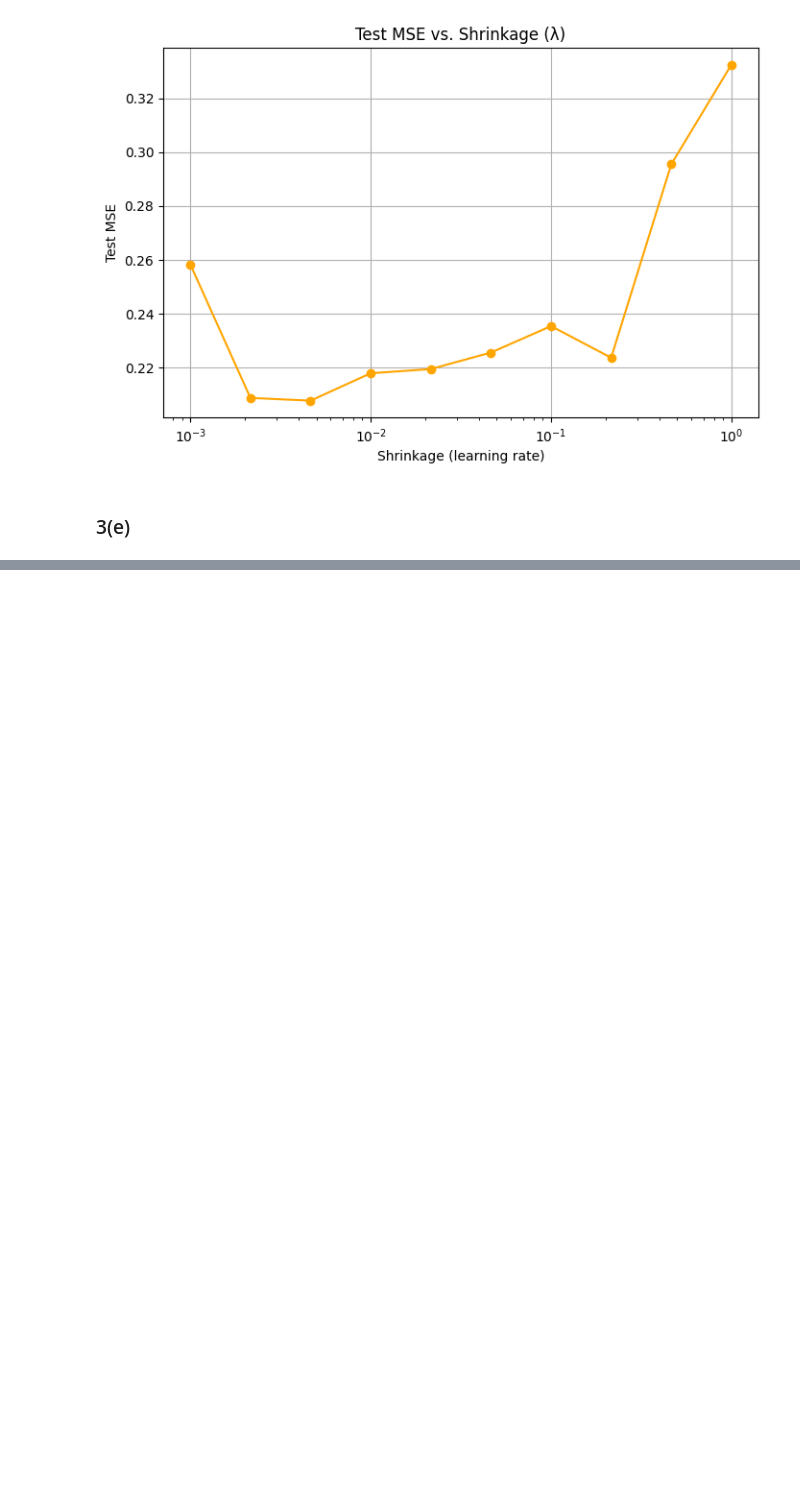
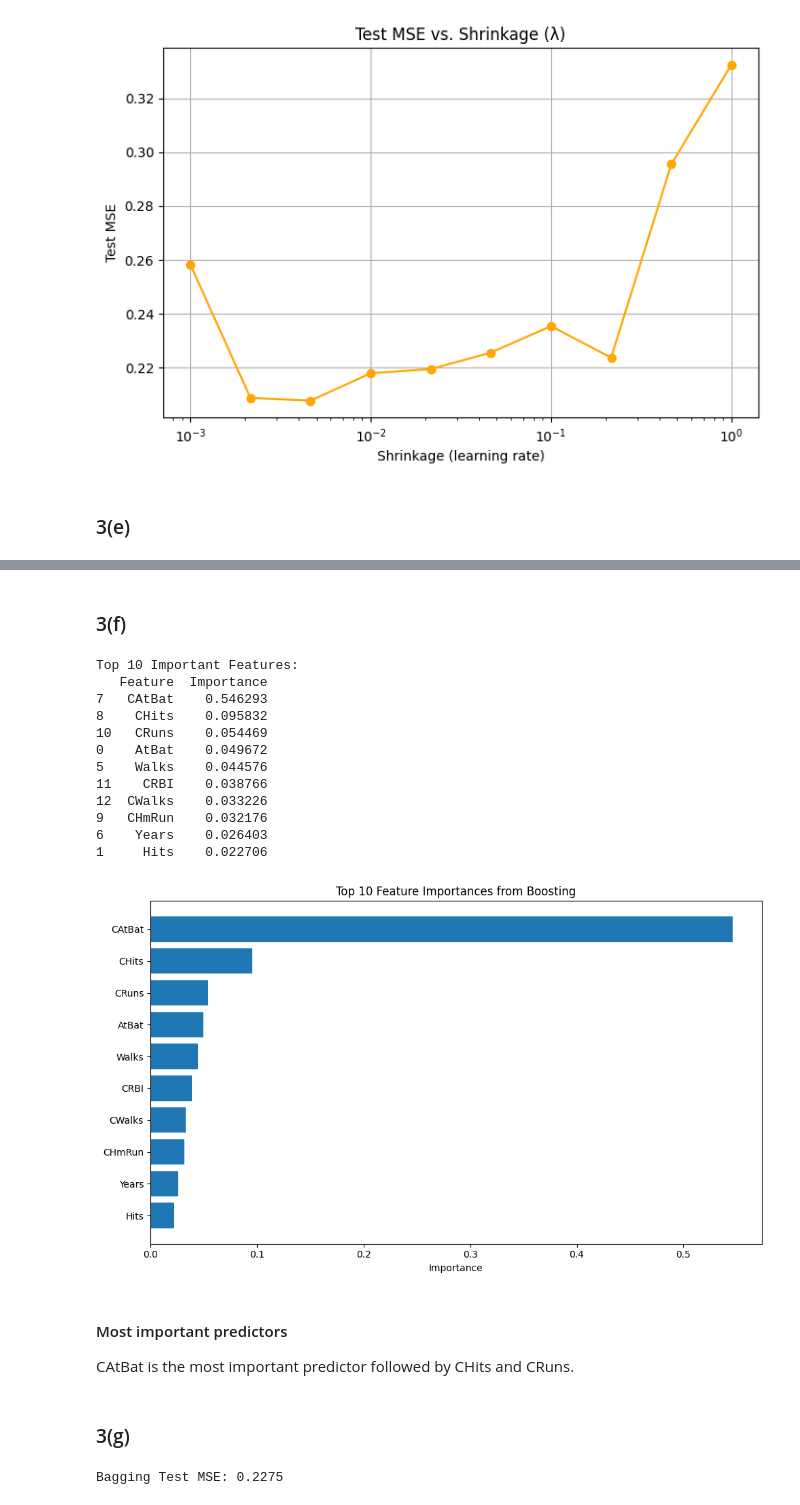
Before and after one commit to random-logic/sta141c-hw, a Jupyter notebook: HW4.ipynb, the cells around one changed output, grey strips where cells are left out. Cells and saved outputs as stored; diff of their text form; code cells hidden in the pictures; blank space fills up the shorter version.

```diff
--- a/HW4.ipynb
+++ b/HW4.ipynb
@@ -455,0 +505,70 @@ plt.show()
+# %% [markdown]
+### 3(f)
+# %%
+import pandas as pd
+import numpy as np
+
+# Fit the best boosting model (again) using the optimal shrinkage value
+best_shrinkage = shrinkage_values[np.argmin(test_errors)]
+best_boost_model = GradientBoostingRegressor(n_estimators=1000, learning_rate=best_shrinkage, random_state=1)
+best_boost_model.fit(X_train, y_train)
+
+# Get feature importances
+importances = best_boost_model.feature_importances_
+feature_names = X_train.columns
+
+# Create DataFrame for easy viewing
+importance_df = pd.DataFrame({'Feature': feature_names, 'Importance': importances})
+importance_df = importance_df.sort_values(by='Importance', ascending=False)
+
+# Display top features
+print("Top 10 Important Features:")
+print(importance_df.head(10))
+
+# Optional: Plot
+import matplotlib.pyplot as plt
+
+plt.figure(figsize=(10, 6))
+plt.barh(importance_df['Feature'][:10][::-1], importance_df['Importance'][:10][::-1])
+plt.xlabel('Importance')
+plt.title('Top 10 Feature Importances from Boosting')
+plt.tight_layout()
+plt.show()
+# %% [output]
+Top 10 Important Features:
+   Feature  Importance
+7   CAtBat    0.546293
+8    CHits    0.095832
+10   CRuns    0.054469
+0    AtBat    0.049672
+5    Walks    0.044576
+11    CRBI    0.038766
+12  CWalks    0.033226
+9   CHmRun    0.032176
+6    Years    0.026403
+1     Hits    0.022706
+[figure, added]
+# %% [markdown]
+#### Most important predictors
+
+CAtBat is the most important predictor followed by CHits and CRuns.
+# %% [markdown]
+### 3(g)
+# %%
+from sklearn.ensemble import RandomForestRegressor
+
+# Bagging: set max_features to 1.0 (use all features)
+bagging_model = RandomForestRegressor(
+    n_estimators=1000,
+    max_features=1.0,
+    random_state=1,
+    bootstrap=True
+)
+bagging_model.fit(X_train, y_train)
+y_test_bag = bagging_model.predict(X_test)
+
+# Compute test MSE
+bagging_mse = mean_squared_error(y_test, y_test_bag)
+print(f"Bagging Test MSE: {bagging_mse:.4f}")
+# %% [output]
+Bagging Test MSE: 0.2275
```
Also changed, not shown: parts of 16 cells of this notebook.
